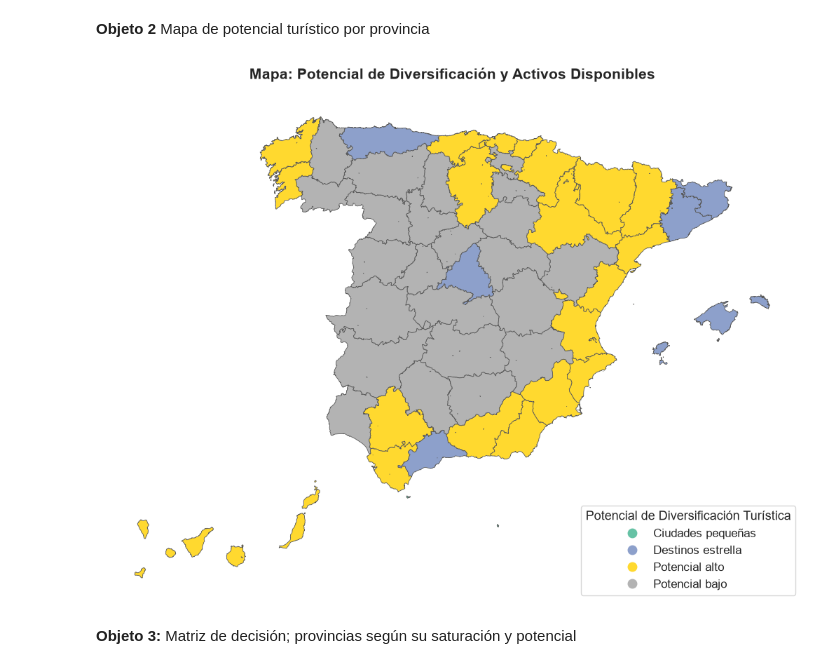
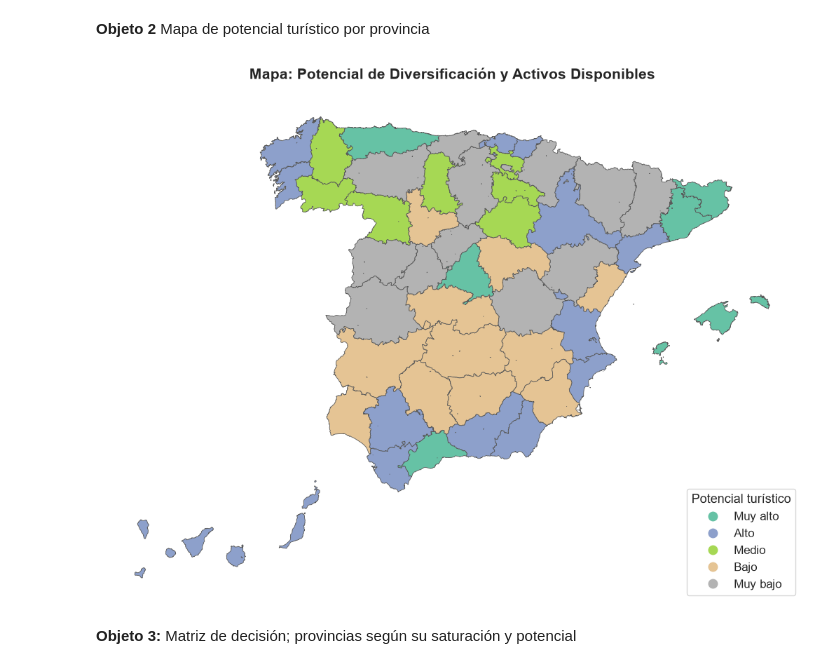
Before and after one commit to manuss05/TUI-AI-DASHBOARD-TFM, a Jupyter notebook: 02_EDA_y_clustering.ipynb, the cells around one changed output. Cells and saved outputs as stored; diff of their text form; code cells hidden in the pictures.

```diff
--- a/02_EDA_y_clustering.ipynb
+++ b/02_EDA_y_clustering.ipynb
@@ -617,11 +614,9 @@ Ceuta, Melilla
 # %% [markdown]
 Tras la revisión de las provincias, se puede observar una clara diferencia en los cuatro clusters creados, por lo que se les dará un nombre a cada uno
 # %%
-Clusters = {0: 'Desaprovechado', #Albacete
-            1: 'Saturados', # Baleares
-            2: 'Grandes metrópolis', # Madrid
-            3: 'Destinos maduros' # Alicante
-            }
+Clusters = {0: 'Muy saturados',
+            1: 'No saturados',
+            2: 'Saturados'}
 
 #Asignamos el nombre del cluster
 TurismoProvincia['saturacion'] = TurismoProvincia['cluster_saturacion'].map(Clusters).astype('category')
@@ -774,17 +752,6 @@ El nivel óptimo vuelve a ser 4/5 cluusters, ya que se situa en valores entre 0,
 # %%
-# Repetimos con k=4
-kmeans_pot = KMeans(n_clusters=4, random_state=42, n_init=20)
+# Entrenamos con k=3 o k=4 (k=3 agrupa mucho mejor el potencial)
+kmeans_pot = KMeans(n_clusters=5, random_state=42, n_init=20)
 df_potencial['cluster_potencial'] = kmeans_pot.fit_predict(X_pot_scaled)
-
-#Silhouette score
-sil_pot = silhouette_score(X_pot_scaled, df_potencial['cluster_potencial'])
-print(f"Silhouette Score final (Cluster Potencial k=4): {sil_pot:.3f}\n")
-
-
-# Bucle para explorar visualmente el potencial de las provincias
-for cl in sorted(df_potencial['cluster_potencial'].unique()):
-    provs = df_potencial[df_potencial['cluster_potencial'] == cl]['provincia'].tolist()
-    print(f"--- CLUSTER {cl}: ({len(provs)} provincias) ---")
-    print(", ".join(provs))
-    print(" ")
+print(f"Silhouette Cluster 2 optimizado: {silhouette_score(X_pot_scaled, df_potencial['cluster_potencial']):.3f}")
 # %% [output]
@@ -806,14 +761,22 @@ Creamos un diccionario para etiquetar cada cluster tras la exploración visual
 # %%
 # Diccionaro para asignar cluster
 NombresPotencial = {
-    0: 'Potencial bajo', #Albacete
-    1: 'Destinos estrella', # Baleares, Madrid, Asturias
-    2: 'Potencial alto', # Coruña
-    3: 'Ciudades pequeñas' #Ceuta y Melilla
+    0: 'Medio',
+    1: 'Alto',
+    2: 'Muy alto' ,
+    3: 'Muy bajo',
+    4: 'Bajo'
 }
-
 #Aplicamos
 df_potencial['potencial'] = df_potencial['cluster_potencial'].map(NombresPotencial).astype('category')
+orden_potencial = ['Muy alto', 'Alto', 'Medio', 'Bajo', 'Muy bajo']
+
+df_potencial['potencial'] = df_potencial['potencial'].astype(
+    pd.CategoricalDtype(
+        categories=orden_potencial,
+        ordered=True
+    )
+)
 # %% [markdown]
 Por último, añadimos los clusters al dataframe principal
 # %%
@@ -824,31 +787,31 @@ TurismoProvincia['potencial'] = df_potencial['potencial']
 # %%
 # Cruzamos el cluster de potencial con la cartografía provincial
 mapa_potencial = Map_prov.merge(TurismoProvincia[['cod_prov', 'potencial']], on='cod_prov', how='left')
 
 fig, ax = plt.subplots(1, 1, figsize=(13, 8))
 mapa_potencial.plot(
     column='potencial',
     categorical=True,
     legend=True,
     cmap='Set2',
     edgecolor='0.35',
     linewidth=0.6,
     ax=ax,
     legend_kwds={
         'loc': 'lower right',
-        'title': "Potencial de Diversificación Turística",
+        'title': "Potencial turístico",
         'frameon': True
     }
 )
 
 ax.set_title("Mapa: Potencial de Diversificación y Activos Disponibles", fontsize=15, weight='bold', pad=15)
 ax.axis('off')
 sns.despine(left=True, bottom=True)
 
 plt.tight_layout()
 plt.show()
 # %% [output]
-[figure, old version]
+[figure, new version]
 # %% [markdown]
 **Objeto 3:** Matriz de decisión; provincias según su saturación y potencial
 # %%
```
Also changed, not shown: parts of 15 cells of this notebook, 3 other files.
